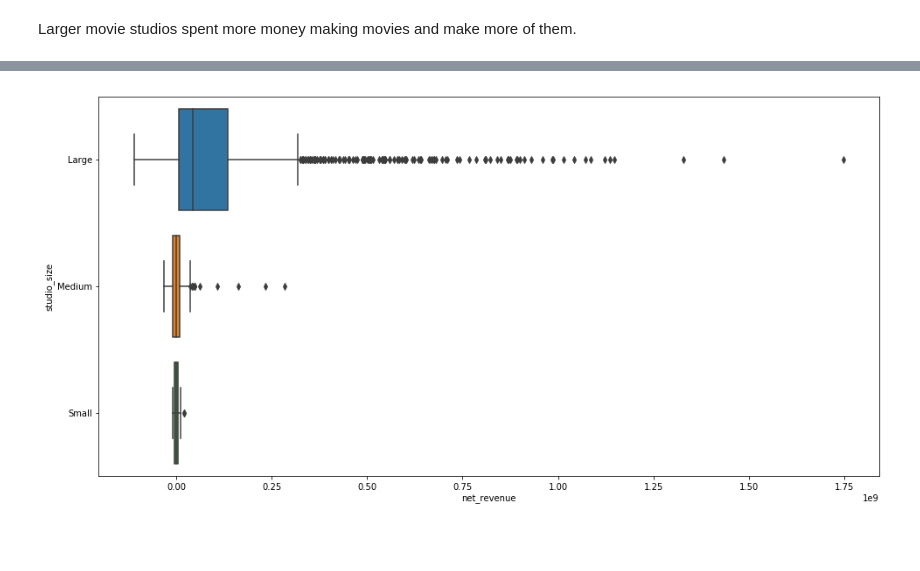
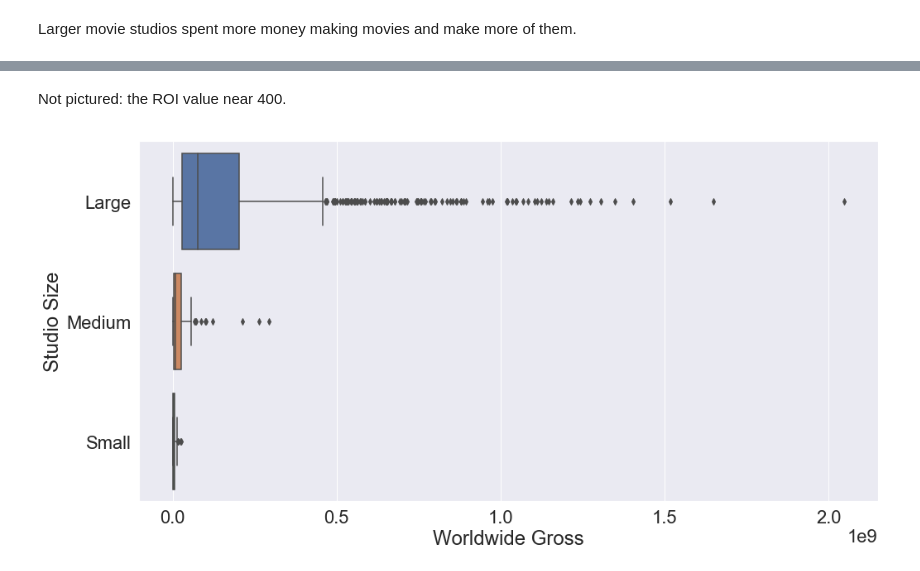
Before and after one commit to StevenDye/FIS-Mod1-Project, a Jupyter notebook: project/SD_Data_Visualization.ipynb, the cells around one changed output, grey strips where cells are left out. Cells and saved outputs as stored; diff of their text form; code cells hidden in the pictures; blank space fills up the shorter version.

```diff
--- a/project/SD_Data_Visualization.ipynb
+++ b/project/SD_Data_Visualization.ipynb
@@ -63,0 +91,9 @@ plt.legend(loc='upper right');
+# %%
+sns.set(font_scale=2)
+sns.lmplot(x='production_budget_x', y='roi', data=df, hue='studio_size', markers=["1", "x", "o"],
+           height=10, aspect=1.75, legend=False);
+plt.xlim(0, 10**8)
+plt.ylim(-5, 110)
+plt.xlabel('Production Budget')
+plt.ylabel('ROI')
+plt.legend(loc='upper right', title_fontsize='24', title='Studio Size');
@@ -67,6 +107,9 @@ sns.regplot(x=df['production_budget_x'], y=df['roi'], fit_reg=False);
 # %% [markdown]
 Larger studios have a larger mean ROI
 # %%
+sns.set(font_scale=2)
 plt.figure(figsize=(16, 8))
-sns.boxplot(y=df['studio_size'], x=df['production_budget_x']);
+sns.boxplot(y=df['studio_size'], x=df['production_budget_x'])
+plt.xlabel('Production Budget')
+plt.ylabel('Studio Size');
 # %% [output]
@@ -74,6 +117,9 @@ sns.boxplot(y=df['studio_size'], x=df['production_budget_x']);
 # %% [markdown]
 Larger movie studios spent more money making movies and make more of them.
 # %%
+sns.set(font_scale=2)
 plt.figure(figsize=(16, 8))
-sns.boxplot(y=df['studio_size'], x=df['roi']);
+sns.boxplot(y=df['studio_size'], x=df['roi'])
+plt.xlabel('ROI')
+plt.ylabel('Studio Size');
 # %% [output]
@@ -80,0 +127,7 @@ sns.boxplot(y=df['studio_size'], x=df['roi']);
+# %%
+sns.set(font_scale=2)
+plt.figure(figsize=(16, 8))
+sns.boxplot(y=df['studio_size'], x=df['roi'])
+plt.xlim(-2, 104)
+plt.xlabel('ROI')
+plt.ylabel('Studio Size');
@@ -81,5 +136,10 @@ sns.boxplot(y=df['studio_size'], x=df['roi']);
+# %% [markdown]
+Not pictured: the ROI value near 400.
 # %%
+sns.set(font_scale=2)
 plt.figure(figsize=(16, 8))
-sns.boxplot(y=df['studio_size'], x=df['net_revenue']);
+sns.boxplot(y=df['studio_size'], x=df['worldwide_gross'])
+plt.xlabel('Worldwide Gross')
+plt.ylabel('Studio Size');
 # %% [output]
-[figure, old version]
+[figure, new version]
```
Also changed, not shown: parts of 12 cells of this notebook.
